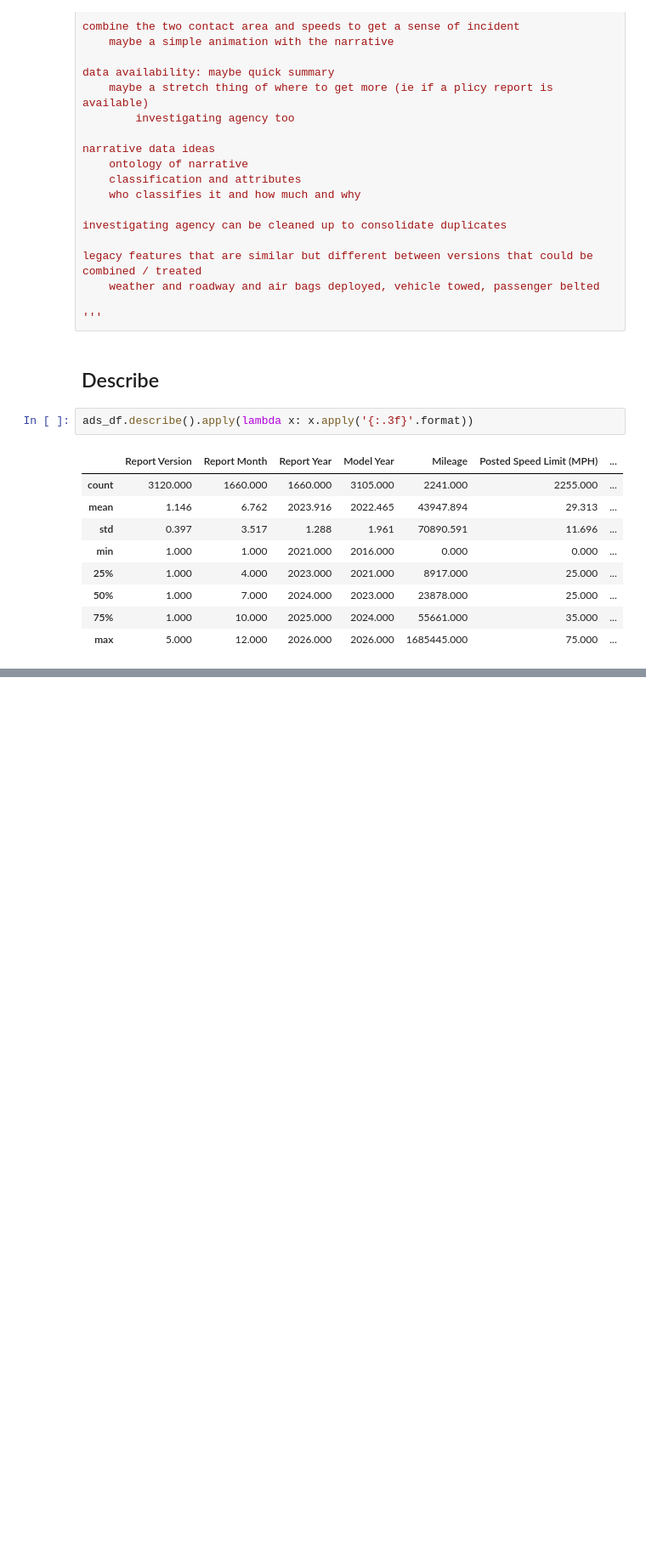
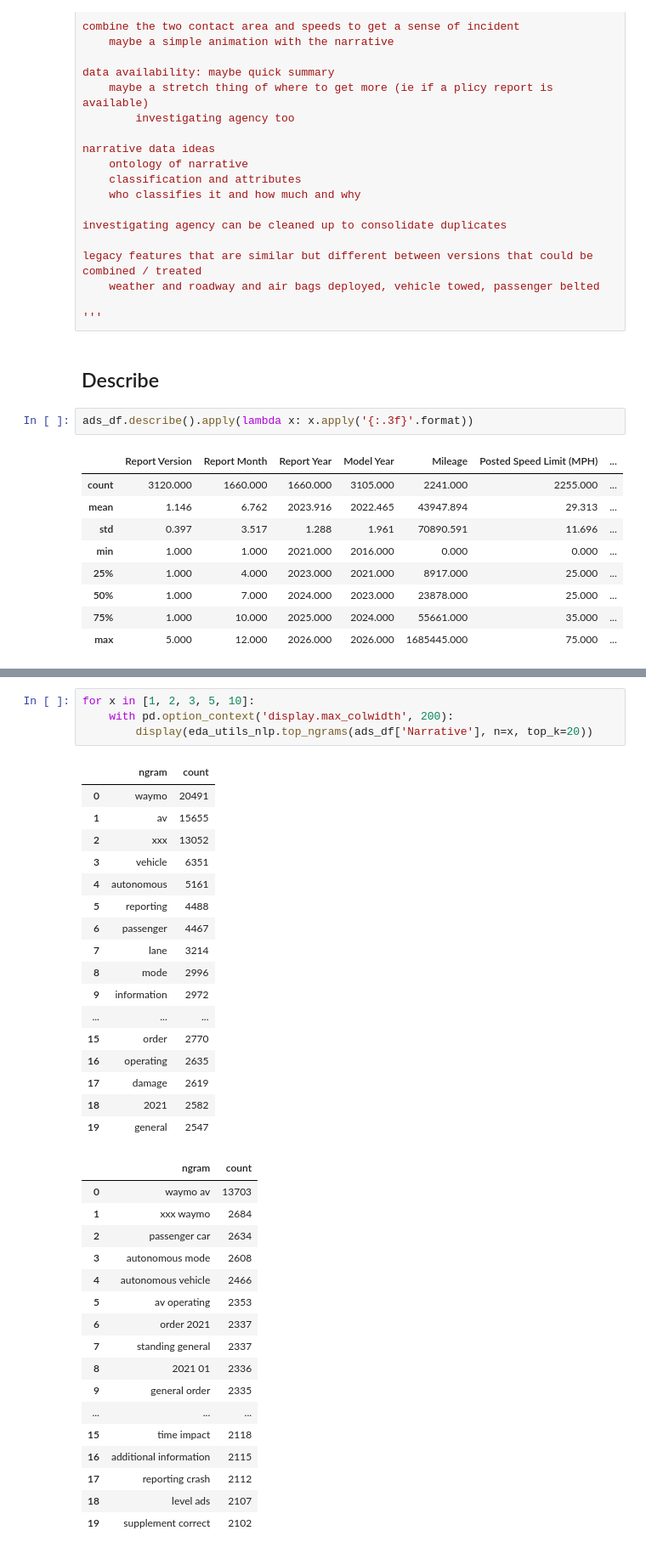
Before and after one commit to AurelianTactics/avird_2026, a Jupyter notebook: eda/ADS_to_2026_03_16/01_eda_initial_explore_2026.ipynb, the cells around one changed output, grey strips where cells are left out. Shown at 85% size. Cells and saved outputs as stored; diff of their text form; blank space fills up the shorter version.

```diff
--- a/eda/ADS_to_2026_03_16/01_eda_initial_explore_2026.ipynb
+++ b/eda/ADS_to_2026_03_16/01_eda_initial_explore_2026.ipynb
@@ -438,0 +519,39 @@ ads_df.describe().apply(lambda x: x.apply('{:.3f}'.format))
+# %%
+for x in [1, 2, 3, 5, 10]:
+    with pd.option_context('display.max_colwidth', 200):
+        display(eda_utils_nlp.top_ngrams(ads_df['Narrative'], n=x, top_k=20))
+# %% [output]
+|  | ngram | count |
+| 0 | waymo | 20491 |
+| 1 | av | 15655 |
+| 2 | xxx | 13052 |
+| 3 | vehicle | 6351 |
+| 4 | autonomous | 5161 |
+| 5 | reporting | 4488 |
+| 6 | passenger | 4467 |
+| 7 | lane | 3214 |
+| 8 | mode | 2996 |
+| 9 | information | 2972 |
+| ... | ... | ... |
+| 15 | order | 2770 |
+| 16 | operating | 2635 |
+| 17 | damage | 2619 |
+| 18 | 2021 | 2582 |
+| 19 | general | 2547 |
+|  | ngram | count |
+| 0 | waymo av | 13703 |
+| 1 | xxx waymo | 2684 |
+| 2 | passenger car | 2634 |
+| 3 | autonomous mode | 2608 |
+| 4 | autonomous vehicle | 2466 |
+| 5 | av operating | 2353 |
+| 6 | order 2021 | 2337 |
+| 7 | standing general | 2337 |
+| 8 | 2021 01 | 2336 |
+| 9 | general order | 2335 |
+| ... | ... | ... |
+| 15 | time impact | 2118 |
+| 16 | additional information | 2115 |
+| 17 | reporting crash | 2112 |
+| 18 | level ads | 2107 |
+| 19 | supplement correct | 2102 |
```
Also changed, not shown: parts of 10 cells of this notebook, 2 other files.
